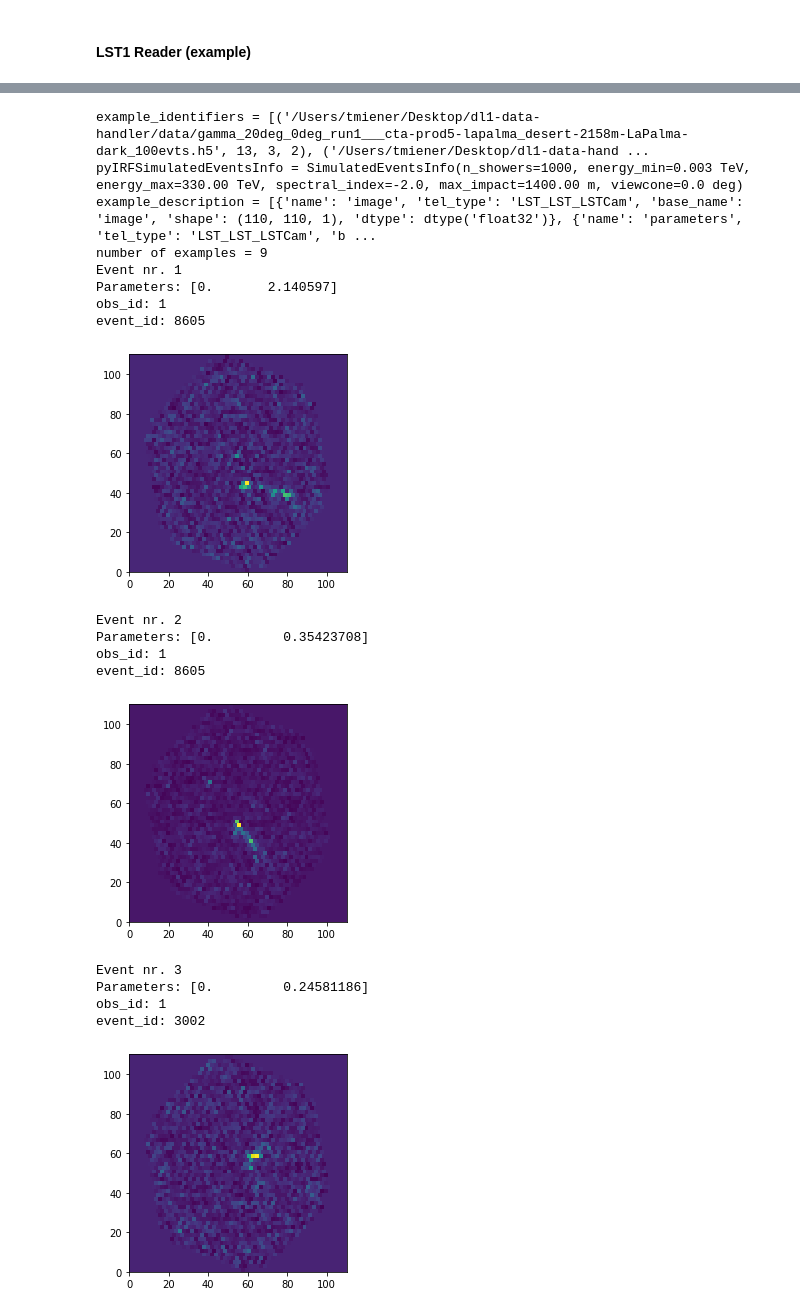
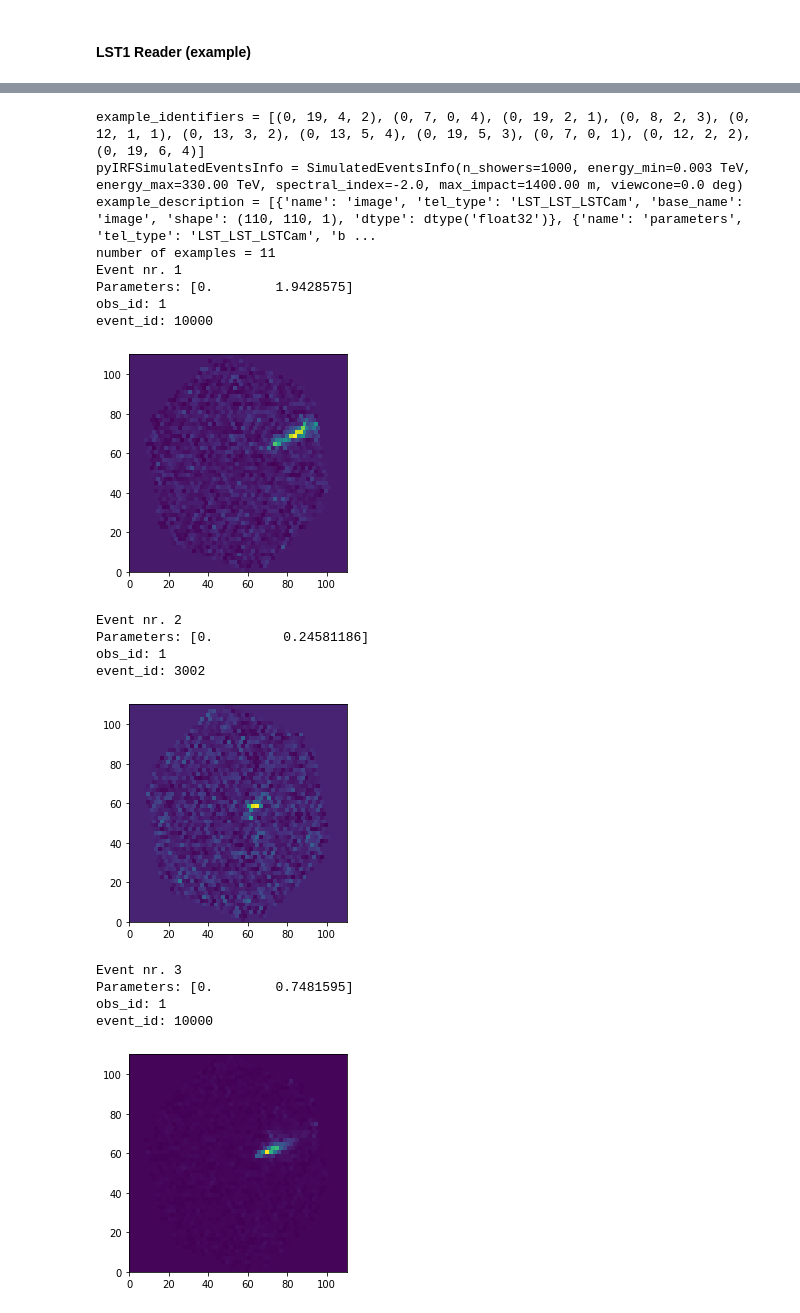
Before and after one commit to cta-observatory/dl1-data-handler, a Jupyter notebook: notebooks/dl1reading_stage1.ipynb, the cells around one changed output, grey strips where cells are left out. Saved outputs shown, nothing was run; the diff lists cells and outputs as text; code cells hidden in the pictures.

```diff
--- a/notebooks/dl1reading_stage1.ipynb
+++ b/notebooks/dl1reading_stage1.ipynb
@@ -11,13 +11,12 @@ from dl1_data_handler.reader import DL1DataReaderSTAGE1
 #### LST1 Reader (example)
 # %%
 LST1_reader = DL1DataReaderSTAGE1(['/Users/tmiener/Desktop/dl1-data-handler/data/gamma_20deg_0deg_run1___cta-prod5-lapalma_desert-2158m-LaPalma-dark_100evts.h5'],
-                                 'mono',
+                                 mode='mono',
+                                 example_identifiers_file="./examples.h5",
                                  selected_telescope_types=["LST_LST_LSTCam"],
                                  selected_telescope_ids = {"LST_LST_LSTCam": [1]},
                                  image_channels = ['image', 'peak_time', 'image_mask'],
                                  parameter_list = ['hillas_intensity', 'hillas_x'],
-                                 event_selection = '(true_energy > 0.0)', #PyTables.where() string for the events table
-                                 parameter_selection = '(hillas_intensity > 0.0)', #PyTables.where() string for the parameters table pf each telescope
                                  event_info = ["true_energy", "true_alt", "true_az"])
 
 print("example_identifiers = {}".format(LST1_reader.example_identifiers))
@@ -81,55 +82,57 @@ true_az: 359.999982697156
 [figure]
 [figure]
 # %%
+event_selection = [{'col_name': "true_energy", 'max_value': 0.5, 'min_value':0.001}, {'col_name': "hillas_intensity", 'min_value':10.0}]
+
+
 LSTs_monotrigger_reader = DL1DataReaderSTAGE1(['/Users/tmiener/Desktop/dl1-data-handler/data/gamma_20deg_0deg_run1___cta-prod5-lapalma_desert-2158m-LaPalma-dark_100evts.h5'],
-                                             'mono',
+                                             mode='mono',
                                              selected_telescope_types=["LST_LST_LSTCam"],
                                              image_channels = ['image'],
                                              parameter_list = ['leakage_intensity_width_2', 'peak_time_std'],
-                                             event_selection = '(true_energy > 0.02)', #PyTables.where() string for the events table
-                                             parameter_selection = '(hillas_intensity > 50.0)', #PyTables.where() string for the parameters table pf each telescope
+                                             event_selection = event_selection, #PyTables.where() string for the events table
                                              event_info = ["obs_id", "event_id"],
                                              shuffle=True,
                                              seed=5678)
 
 print("example_identifiers = {}".format(LSTs_monotrigger_reader.example_identifiers))
 print("pyIRFSimulatedEventsInfo = {}".format(LSTs_monotrigger_reader.pyIRFSimulatedEventsInfo))
 print("example_description = {}".format(LSTs_monotrigger_reader.example_description))
 print("number of examples = {}".format(LSTs_monotrigger_reader.__len__()))
 NUM_IMAGES_TO_PLOT = LSTs_monotrigger_reader.__len__()
 i = 0
 while i < NUM_IMAGES_TO_PLOT:
     example = LSTs_monotrigger_reader[i]
     image = example[0]
     print("Event nr. {}".format(i+1))
     print("Parameters: {}".format(example[1]))
     print("obs_id: {}".format(example[2]))
     print("event_id: {}".format(example[3]))
     plt.figure()
     #image charge
     plt.pcolor(image[:,:,0],cmap='viridis')
     plt.axes().set_aspect('equal')
     plt.show()
     plt.close()
     i+=1
 # %% [output]
-example_identifiers = [('/Users/tmiener/Desktop/dl1-data-handler/data/gamma_20deg_0deg_run1___cta-prod5-lapalma_desert-2158m-LaPalma-dark_100evts.h5', 13, 3, 2), ('/Users/tmiener/Desktop/dl1-data-hand ...
+example_identifiers = [(0, 19, 4, 2), (0, 7, 0, 4), (0, 19, 2, 1), (0, 8, 2, 3), (0, 12, 1, 1), (0, 13, 3, 2), (0, 13, 5, 4), (0, 19, 5, 3), (0, 7, 0, 1), (0, 12, 2, 2), (0, 19, 6, 4)]
 pyIRFSimulatedEventsInfo = SimulatedEventsInfo(n_showers=1000, energy_min=0.003 TeV, energy_max=330.00 TeV, spectral_index=-2.0, max_impact=1400.00 m, viewcone=0.0 deg)
 example_description = [{'name': 'image', 'tel_type': 'LST_LST_LSTCam', 'base_name': 'image', 'shape': (110, 110, 1), 'dtype': dtype('float32')}, {'name': 'parameters', 'tel_type': 'LST_LST_LSTCam', 'b ...
-number of examples = 9
+number of examples = 11
 Event nr. 1
-Parameters: [0.       2.140597]
+Parameters: [0.        1.9428575]
 obs_id: 1
-event_id: 8605
+event_id: 10000
-[figure, old version]
+[figure, new version]
 Event nr. 2
-Parameters: [0.         0.35423708]
+Parameters: [0.         0.24581186]
 obs_id: 1
-event_id: 8605
+event_id: 3002
-[figure, old version]
+[figure, new version]
 Event nr. 3
-Parameters: [0.         0.24581186]
+Parameters: [0.        0.7481595]
 obs_id: 1
-event_id: 3002
+event_id: 10000
-[figure, old version]
+[figure, new version]
 Event nr. 4
```
Also changed, not shown: parts of 4 cells of this notebook, 2 other files.
